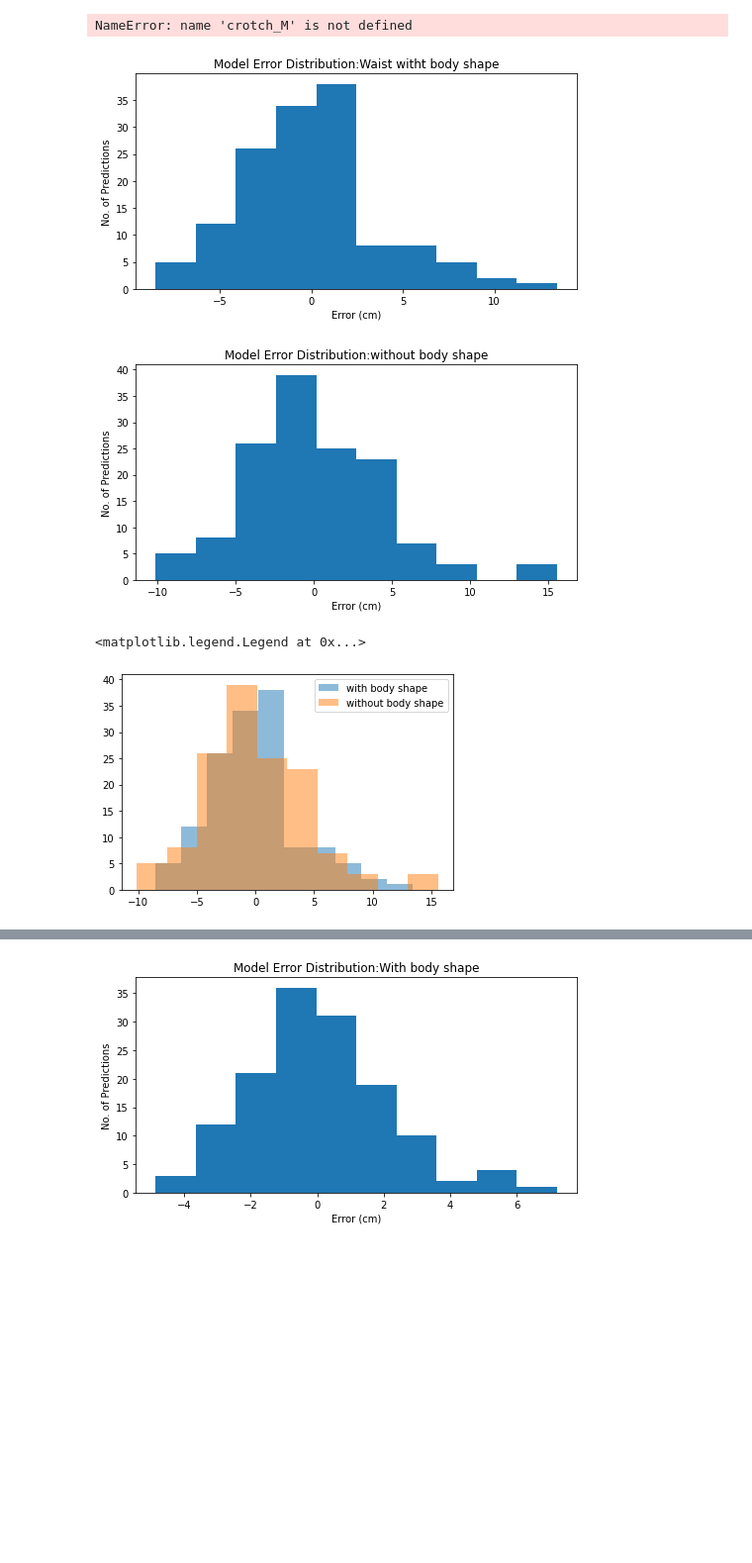
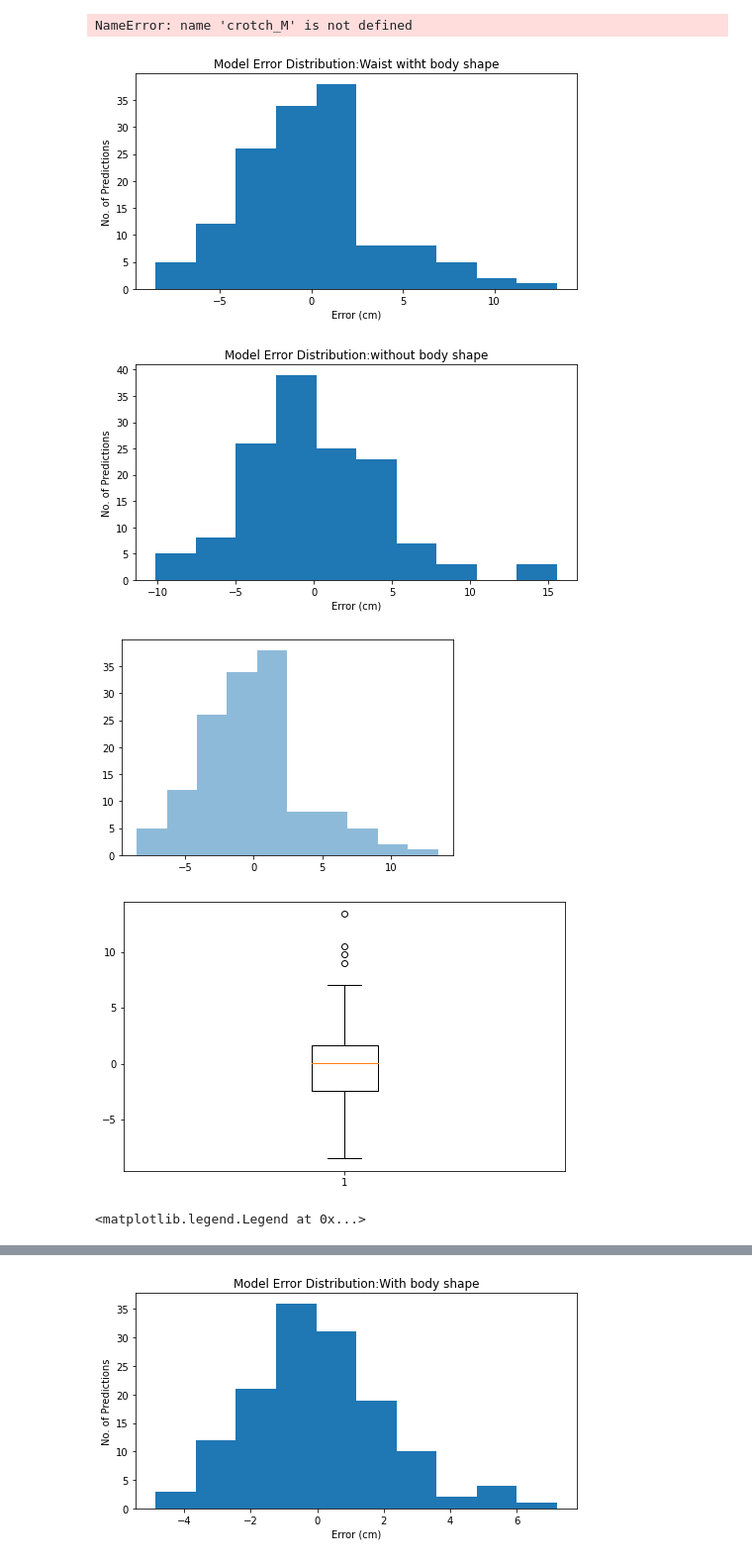
Before and after one commit to 123nishan/measurement_prediction, a Jupyter notebook: stats.ipynb, the cells around one changed output, grey strips where cells are left out. Shown at 99% size. Drawn from its saved outputs; the diff is of its cells as text; code cells hidden in the pictures; blank space fills up the shorter version.

Commit message:
data handle for size prediction

```diff
--- a/stats.ipynb
+++ b/stats.ipynb
@@ -161,24 +167,25 @@ def plot_error_distribution(array,title):
 # %%
 waist_target_arr=male_target[waist].to_numpy()
 waist_pred_arr=male_pred[waist].to_numpy()
 waist_error=(np.subtract(waist_target_arr,waist_pred_arr))
 plot_error_distribution(waist_error,"Waist witht body shape")
-#plot_box_two(waist_target_arr,waist_pred_arr,waist,"Waist Prediction")
+# plot_box_two(waist_target_arr,waist_pred_arr,waist,"Waist Prediction")
 # plot_box_two(waist_error,[],'Waist Error',"")
 
 waist_target_arr=male_target_body_shape[waist].to_numpy()
 waist_pred_arr=male_pred_body_shape[waist].to_numpy()
 waist_error_u=(np.subtract(waist_target_arr,waist_pred_arr))
 plot_error_distribution(waist_error_u,"without body shape")
 # plot_box_two(waist_target_arr,waist_pred_arr,waist,"Waist Prediction")
 plt.hist(waist_error, alpha=0.5)
-
+plot_box(waist_error,waist)
 plt.hist(waist_error_u, alpha=0.5)
 plt.legend(['with body shape','without body shape'])
 # plot_error_distribution(waist_error_u)
 # plot_box_two(waist_target_arr,waist_pred_arr,waist,"Waist Prediction")
 # %% [output]
 [figure]
 [figure]
+[figure, new version]
+[figure, added]
 <matplotlib.legend.Legend at 0x...>
-[figure, old version]
```
Also changed, not shown: parts of 6 cells of this notebook, 22 other files.
